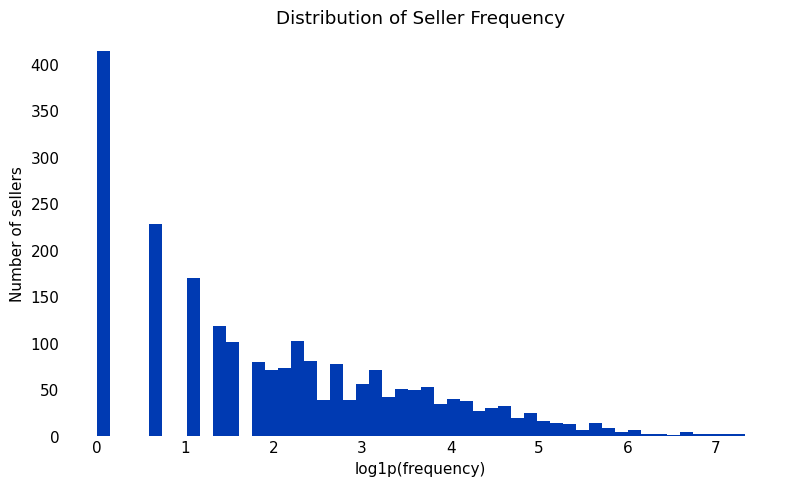
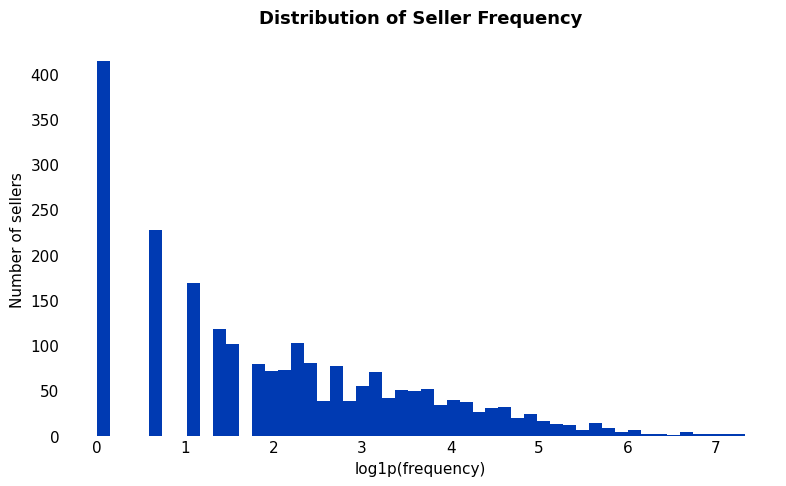
The notebook cell's code change between the first figure and the second:
--- before
+++ after
@@ -27,5 +27,5 @@
 
 # labels
-ax.set_title("Distribution of Seller Frequency")
+ax.set_title("Distribution of Seller Frequency", fontsize=13, fontweight="bold", pad=14)
 ax.set_xlabel("log1p(frequency)")
 ax.set_ylabel("Number of sellers")

Commit: Change title format of charts/plots